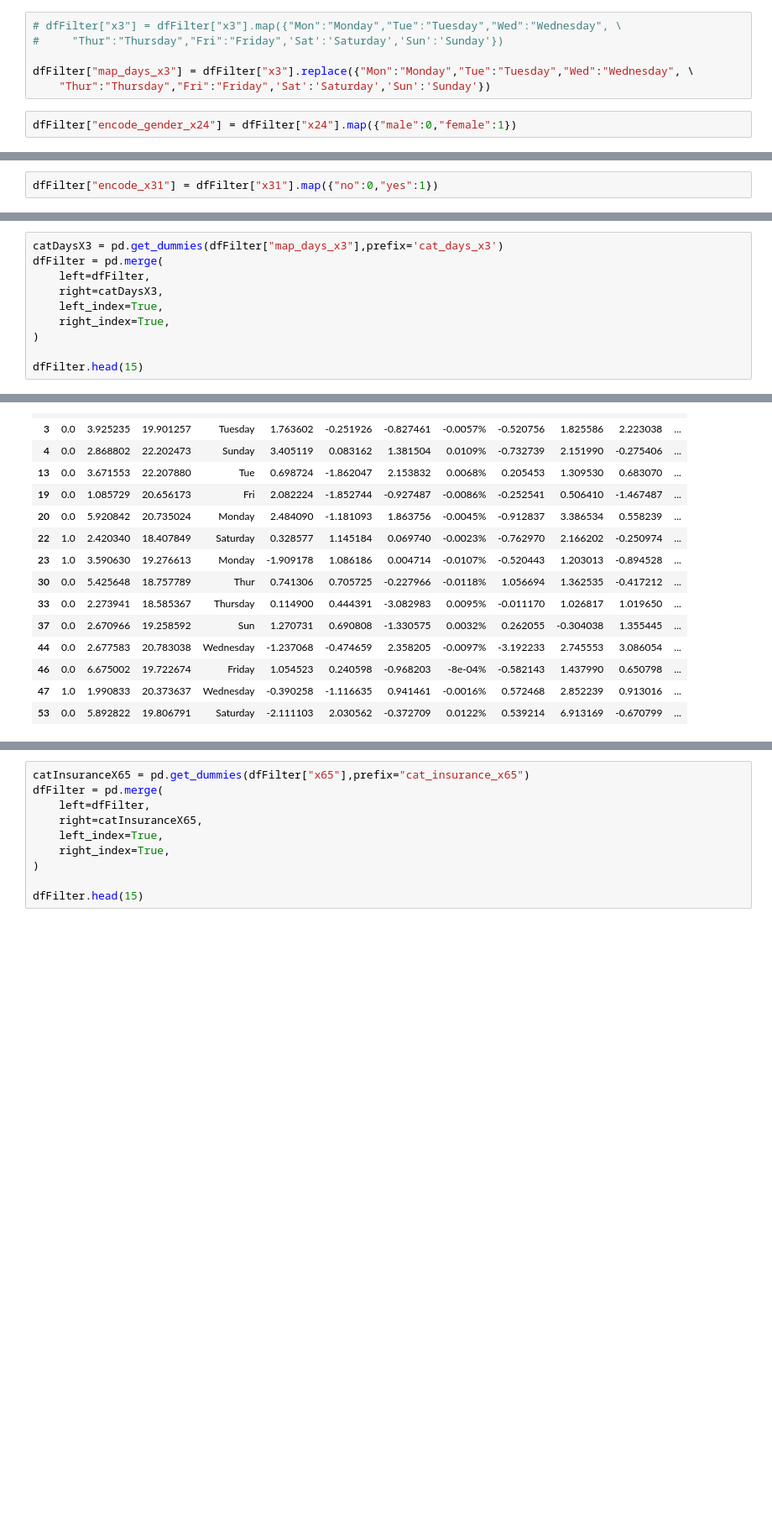
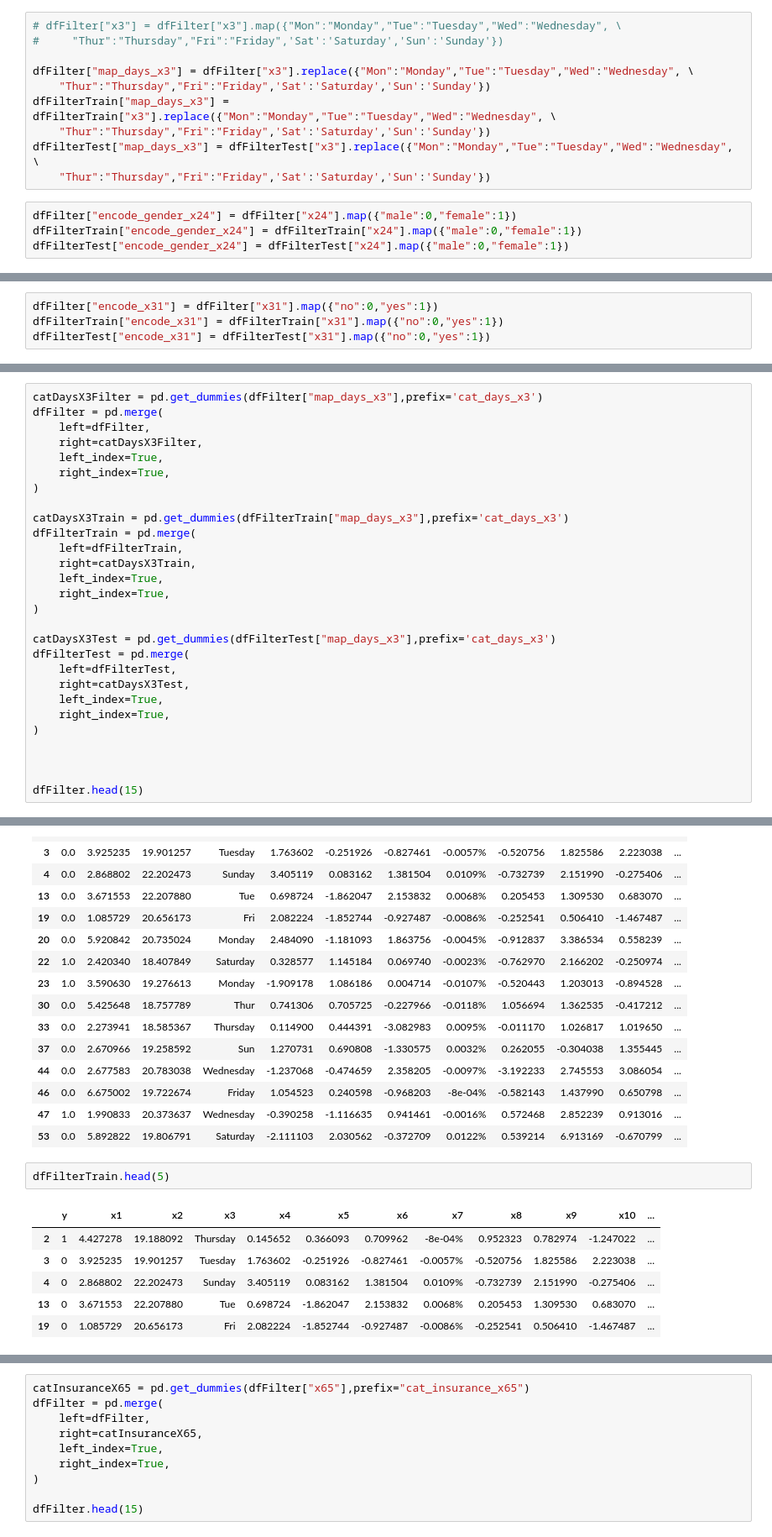
Before and after one commit to tamle2021/classification, a Jupyter notebook: sf.ipynb, the cells around one changed output, grey strips where cells are left out. Shown at 84% size. Drawn from its saved outputs; the diff is of its cells as text; blank space fills up the shorter version.

```diff
--- a/sf.ipynb
+++ b/sf.ipynb
@@ -345,14 +389,22 @@ dfFilter.head(20)
 
 dfFilter["map_days_x3"] = dfFilter["x3"].replace({"Mon":"Monday","Tue":"Tuesday","Wed":"Wednesday", \
     "Thur":"Thursday","Fri":"Friday",'Sat':'Saturday','Sun':'Sunday'})
+dfFilterTrain["map_days_x3"] = dfFilterTrain["x3"].replace({"Mon":"Monday","Tue":"Tuesday","Wed":"Wednesday", \
+    "Thur":"Thursday","Fri":"Friday",'Sat':'Saturday','Sun':'Sunday'})
+dfFilterTest["map_days_x3"] = dfFilterTest["x3"].replace({"Mon":"Monday","Tue":"Tuesday","Wed":"Wednesday", \
+    "Thur":"Thursday","Fri":"Friday",'Sat':'Saturday','Sun':'Sunday'})
 # %%
 dfFilter["encode_gender_x24"] = dfFilter["x24"].map({"male":0,"female":1})
+dfFilterTrain["encode_gender_x24"] = dfFilterTrain["x24"].map({"male":0,"female":1})
+dfFilterTest["encode_gender_x24"] = dfFilterTest["x24"].map({"male":0,"female":1})
 # %%
 dfFilter["encode_gender_x24"].unique()
 # %% [output]
 array([0, 1])
 # %%
 dfFilter["encode_x31"] = dfFilter["x31"].map({"no":0,"yes":1})
+dfFilterTrain["encode_x31"] = dfFilterTrain["x31"].map({"no":0,"yes":1})
+dfFilterTest["encode_x31"] = dfFilterTest["x31"].map({"no":0,"yes":1})
 # %%
 dfFilter.head(15)
 # %% [output]
@@ -381,14 +427,32 @@ print(len(dfFilter))
 # %% [markdown]
 ## Get dummies
 # %%
-catDaysX3 = pd.get_dummies(dfFilter["map_days_x3"],prefix='cat_days_x3')
+catDaysX3Filter = pd.get_dummies(dfFilter["map_days_x3"],prefix='cat_days_x3')
 dfFilter = pd.merge(
     left=dfFilter,
-    right=catDaysX3,
+    right=catDaysX3Filter,
     left_index=True,
     right_index=True,
 )
 
+catDaysX3Train = pd.get_dummies(dfFilterTrain["map_days_x3"],prefix='cat_days_x3')
+dfFilterTrain = pd.merge(
+    left=dfFilterTrain,
+    right=catDaysX3Train,
+    left_index=True,
+    right_index=True,
+)
+
+catDaysX3Test = pd.get_dummies(dfFilterTest["map_days_x3"],prefix='cat_days_x3')
+dfFilterTest = pd.merge(
+    left=dfFilterTest,
+    right=catDaysX3Test,
+    left_index=True,
+    right_index=True,
+)
+
+
+
 dfFilter.head(15)
 # %% [output]
 |  | y | x1 | x2 | x3 | x4 | x5 | x6 | x7 | x8 | x9 | x10 | ... |
@@ -407,3 +471,12 @@ dfFilter.head(15)
 | 46 | 0.0 | 6.675002 | 19.722674 | Friday | 1.054523 | 0.240598 | -0.968203 | -8e-04% | -0.582143 | 1.437990 | 0.650798 | ... |
 | 47 | 1.0 | 1.990833 | 20.373637 | Wednesday | -0.390258 | -1.116635 | 0.941461 | -0.0016% | 0.572468 | 2.852239 | 0.913016 | ... |
 | 53 | 0.0 | 5.892822 | 19.806791 | Saturday | -2.111103 | 2.030562 | -0.372709 | 0.0122% | 0.539214 | 6.913169 | -0.670799 | ... |
+# %%
+dfFilterTrain.head(5)
+# %% [output]
+|  | y | x1 | x2 | x3 | x4 | x5 | x6 | x7 | x8 | x9 | x10 | ... |
+| 2 | 1 | 4.427278 | 19.188092 | Thursday | 0.145652 | 0.366093 | 0.709962 | -8e-04% | 0.952323 | 0.782974 | -1.247022 | ... |
+| 3 | 0 | 3.925235 | 19.901257 | Tuesday | 1.763602 | -0.251926 | -0.827461 | -0.0057% | -0.520756 | 1.825586 | 2.223038 | ... |
+| 4 | 0 | 2.868802 | 22.202473 | Sunday | 3.405119 | 0.083162 | 1.381504 | 0.0109% | -0.732739 | 2.151990 | -0.275406 | ... |
+| 13 | 0 | 3.671553 | 22.207880 | Tue | 0.698724 | -1.862047 | 2.153832 | 0.0068% | 0.205453 | 1.309530 | 0.683070 | ... |
+| 19 | 0 | 1.085729 | 20.656173 | Fri | 2.082224 | -1.852744 | -0.927487 | -0.0086% | -0.252541 | 0.506410 | -1.467487 | ... |
```
Also changed, not shown: parts of 8 cells of this notebook, 1 other file.
